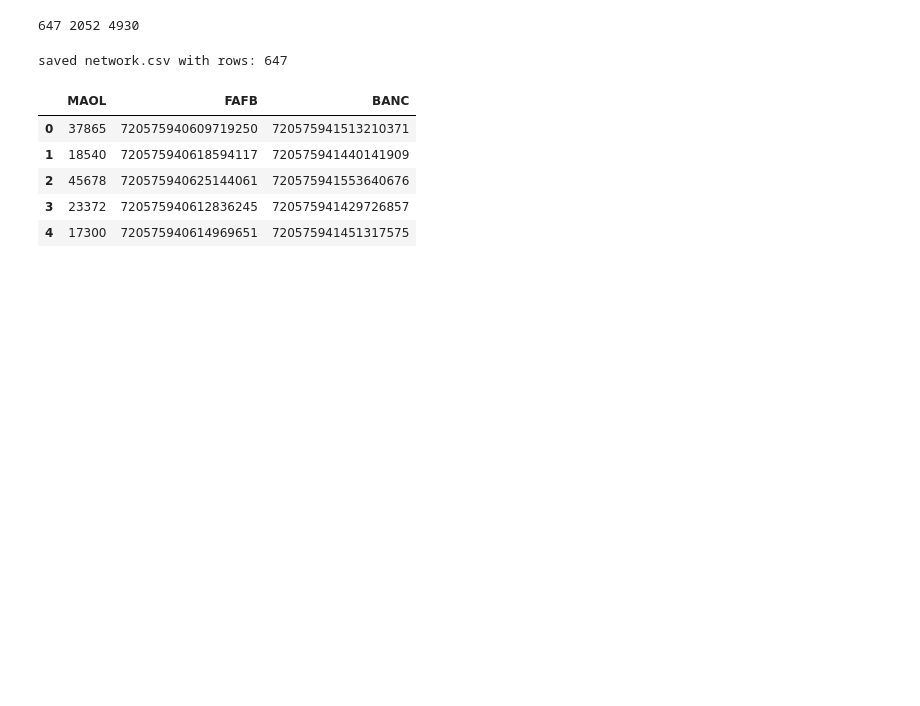
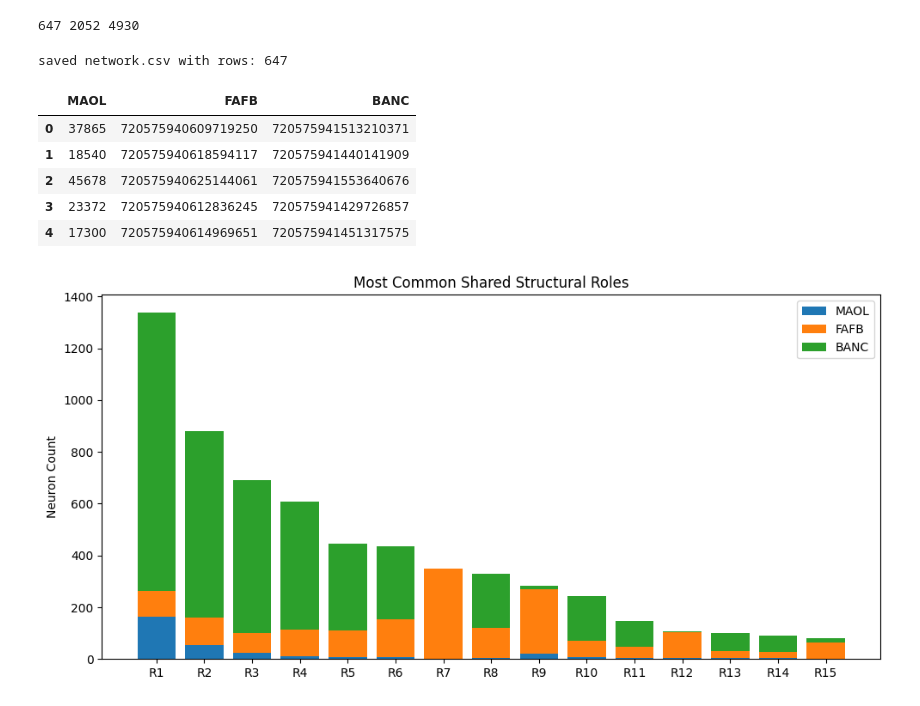
Before and after one commit to vachikasera/Flywire-Summer-Internship, a Jupyter notebook: solution.ipynb, the cells around one changed output. Drawn from its saved outputs; the diff is of its cells as text; code cells hidden in the pictures; blank space fills up the shorter version.

```diff
--- a/solution.ipynb
+++ b/solution.ipynb
@@ -88,3 +88,50 @@ saved network.csv with rows: 647
 | 2 | 45678 | 720575940625144061 | 720575941553640676 |
 | 3 | 23372 | 720575940612836245 | 720575941429726857 |
 | 4 | 17300 | 720575940614969651 | 720575941451317575 |
+# %%
+import pandas as pd
+import matplotlib.pyplot as plt
+
+rows = []
+
+for sig in shared_sigs:
+    rows.append({
+        "signature": str(sig),
+        "MAOL": len(sig_maps["MAOL"][sig]),
+        "FAFB": len(sig_maps["FAFB"][sig]),
+        "BANC": len(sig_maps["BANC"][sig])
+    })
+
+role_df = pd.DataFrame(rows)
+
+role_df["total"] = (
+    role_df["MAOL"] +
+    role_df["FAFB"] +
+    role_df["BANC"]
+)
+
+role_df = role_df.sort_values("total", ascending=False).head(15)
+
+plt.figure(figsize=(10,5))
+
+x = range(len(role_df))
+
+plt.bar(x, role_df["MAOL"], label="MAOL")
+plt.bar(x, role_df["FAFB"], bottom=role_df["MAOL"], label="FAFB")
+plt.bar(
+    x,
+    role_df["BANC"],
+    bottom=role_df["MAOL"] + role_df["FAFB"],
+    label="BANC"
+)
+
+plt.xticks(x, [f"R{i+1}" for i in x])
+plt.ylabel("Neuron Count")
+plt.title("Most Common Shared Structural Roles")
+plt.legend()
+
+plt.tight_layout()
+plt.savefig("shared_roles.png", dpi=300)
+plt.show()
+# %% [output]
+[figure, added]
```
Also changed, not shown: parts of 5 cells of this notebook.
